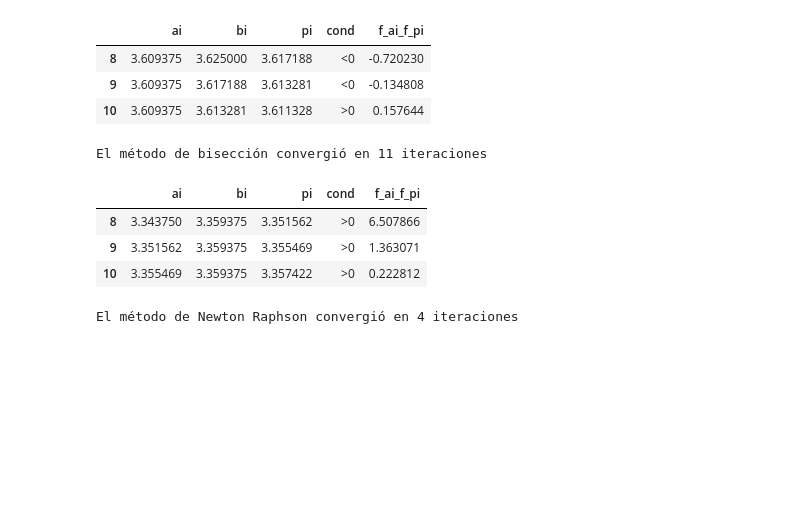
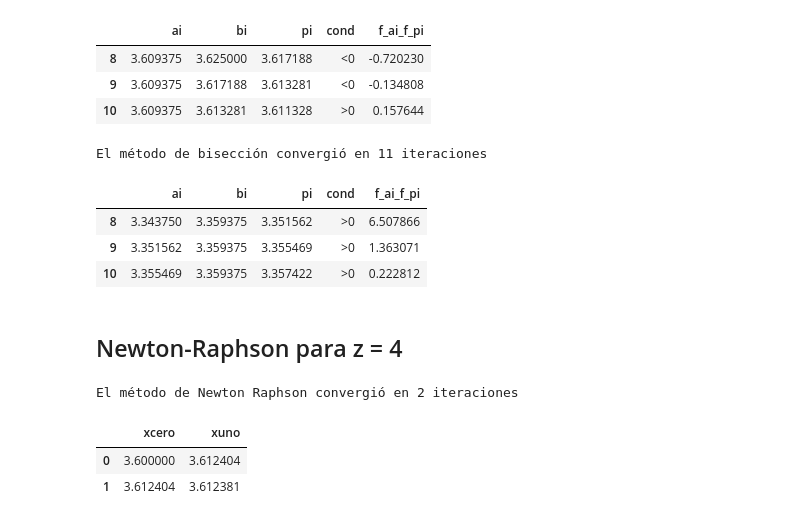
Before and after one commit to joaquin-her/rio-bermejo-modelacion-numerica, a Jupyter notebook: rio_bermejo.ipynb, the cells around one changed output. Saved outputs shown, nothing was run; the diff lists cells and outputs as text; code cells hidden in the pictures; blank space fills up the shorter version.

```diff
--- a/rio_bermejo.ipynb
+++ b/rio_bermejo.ipynb
@@ -121,55 +121,50 @@ def Newton_Raphson(x0 , tol, itmax = 100):
             contador += 1
         print('El método de Newton Raphson convergió en',contador,'iteraciones')
         return df
-# %%
-import sympy as sp #librería para manejo simbólico de ecuaciones
-
-X0=3.612366 # z = 4
-tolerancia=10**(-8)
-pendiente_veriles = 6
-def f(y):
-    # Constantes dadas por el enunciado [1]
-    n = 0.025
-    b = 20
-    S = 0.002
-    z = pendiente_veriles
-    Q_real = 410
-
-    # Fórmulas de la sección trapezoidal [2]
-    A = (b + z*y)*y
-    P = b + 2*y * ((1 + z**2)**0.5)
-    R = A / P
-
-    # Ecuación de Manning igualada a cero: Q_calc - Q_real = 0 [2]
-    Q_calc = (1/n) * A * (R**(2/3)) * (S**0.5)
-    return Q_calc - Q_real
-
-#Primero trabajamos con la función simbólicamente para que calcule la derivada
-x = sp.symbols('x')
-y = (x+sp.exp(x/2))*sp.cos(x)+5 #Acá hay que escribor la función a analizar. OJO que sympy es un poco distinto a numpy
-yd = sp.diff(y,x) #Calcula la derivada simbólica
-
-#Con el comando "sp.lambdify" pasamos a que evalúe numéricamente
-f=sp.lambdify(x,y)
-fd=sp.lambdify(x,yd)
-
-ejemplo=Newton_Raphson(X0, tolerancia)
-# %% [output]
-El método de Newton Raphson convergió en 4 iteraciones
+# %% [markdown]
+## Newton-Raphson para z = 4
 # %%
 import sympy as sp
 
 # Definimos las constantes simbólicamente
 n, b, S, z, Q_real, y = sp.symbols('n b S z Q_real y')
 
 # Fórmulas de la sección trapezoidal [2]
 A = (b + z*y)*y
 P = b + 2*y * sp.sqrt(1 + z**2)
 R = A / P
 
 # Ecuación de Manning igualada a cero: Q_calc - Q_real = 0 [2]
 Q_calc = (1/n) * A * (R**(2/3)) * sp.sqrt(S)
 f_sympy = Q_calc - Q_real
 
 # Derivada de la función con respecto a y
 f_derivada = sp.diff(f_sympy, y)
+# Valores del enunciado [3]
+valores = {
+    n: 0.025,
+    b: 20,
+    S: 0.002,
+    Q_real: 410,
+    z: 4  # O z: 6 para el segundo caso
+}
+
+
+f_num = f_sympy.subs(valores)
+fd_num = f_derivada.subs(valores)
+
+# 3. Conversión a funciones numéricas (SIN repetir las líneas erróneas)
+f = sp.lambdify(y, f_num)
+fd = sp.lambdify(y, fd_num)
+
+# 4. Ejecución del método
+x0 = 3.6
+tolerancia = 1e-8
+
+refinado_z4 = Newton_Raphson(x0, tolerancia)
+refinado_z4.tail()
+# %% [output]
+El método de Newton Raphson convergió en 2 iteraciones
+|  | xcero | xuno |
+| 0 | 3.600000 | 3.612404 |
+| 1 | 3.612404 | 3.612381 |
```
Also changed, not shown: parts of 9 cells of this notebook.
